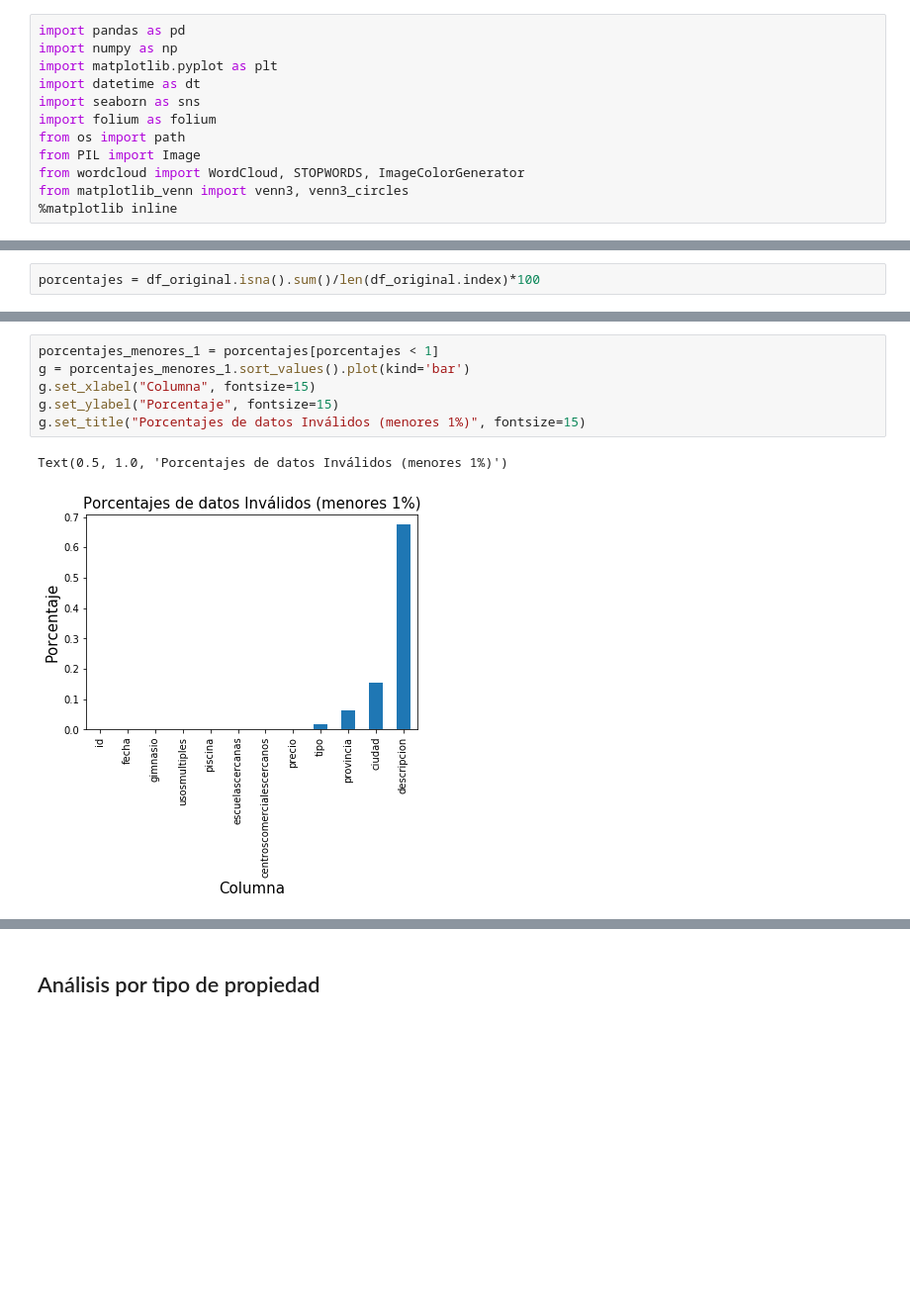
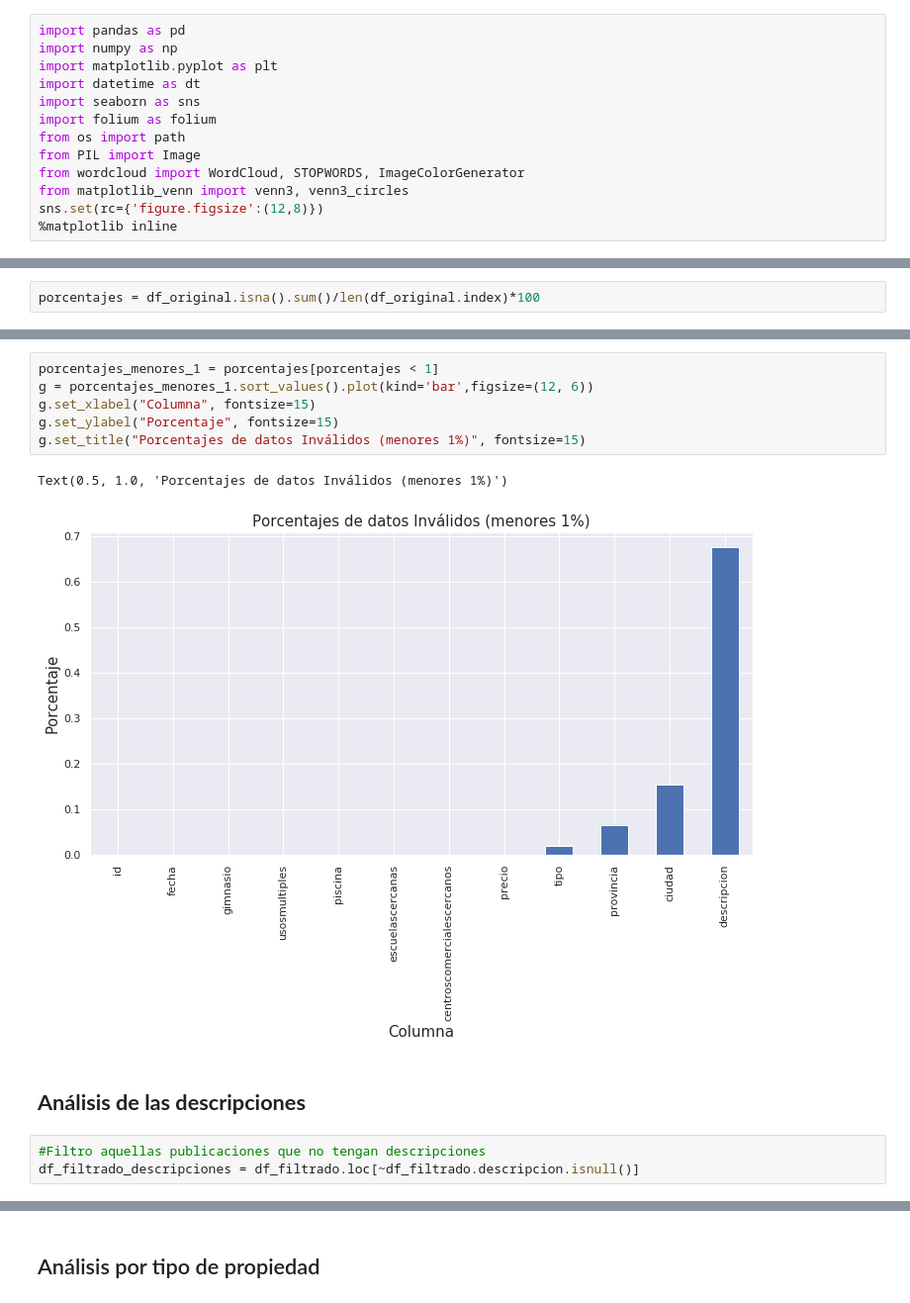
Before and after one commit to taielc/Fiuba_Datos_TP1, a Jupyter notebook: Intento de Final.ipynb, the cells around one changed output, grey strips where cells are left out. Shown at 99% size. Saved outputs shown, nothing was run; the diff lists cells and outputs as text; blank space fills up the shorter version.

```diff
--- a/Intento de Final.ipynb
+++ b/Intento de Final.ipynb
@@ -11,6 +11,7 @@ from os import path
 from PIL import Image
 from wordcloud import WordCloud, STOPWORDS, ImageColorGenerator
 from matplotlib_venn import venn3, venn3_circles
+sns.set(rc={'figure.figsize':(12,8)})
 %matplotlib inline
 # %%
 df_original['anio'] = df_original['fecha'].dt.year
@@ -59,9 +60,14 @@ Text(0.5, 1.0, 'Porcentajes de datos Inválidos (mayores 1%)')
 # %%
 porcentajes_menores_1 = porcentajes[porcentajes < 1]
-g = porcentajes_menores_1.sort_values().plot(kind='bar')
+g = porcentajes_menores_1.sort_values().plot(kind='bar',figsize=(12, 6))
 g.set_xlabel("Columna", fontsize=15)
 g.set_ylabel("Porcentaje", fontsize=15)
 g.set_title("Porcentajes de datos Inválidos (menores 1%)", fontsize=15)
 # %% [output]
 Text(0.5, 1.0, 'Porcentajes de datos Inválidos (menores 1%)')
-[figure, old version]
+[figure, new version]
+# %% [markdown]
+## **Análisis de las descripciones**
+# %%
+#Filtro aquellas publicaciones que no tengan descripciones
+df_filtrado_descripciones = df_filtrado.loc[~df_filtrado.descripcion.isnull()]
```
Also changed, not shown: parts of 111 cells of this notebook, 7 other files.
